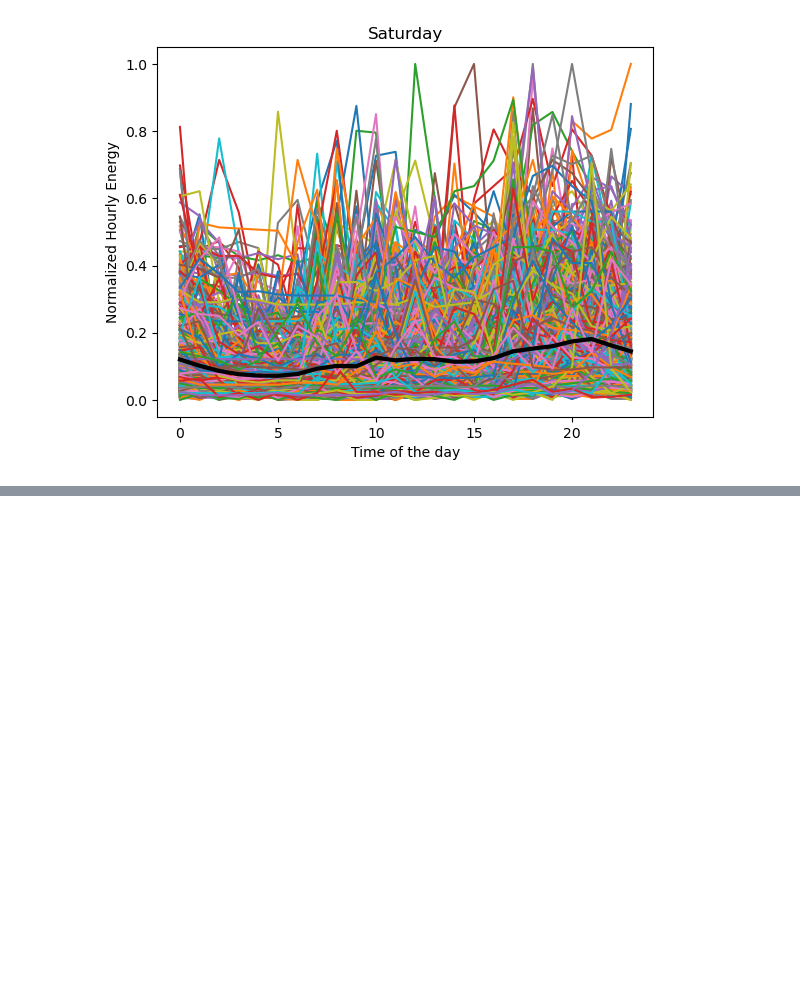
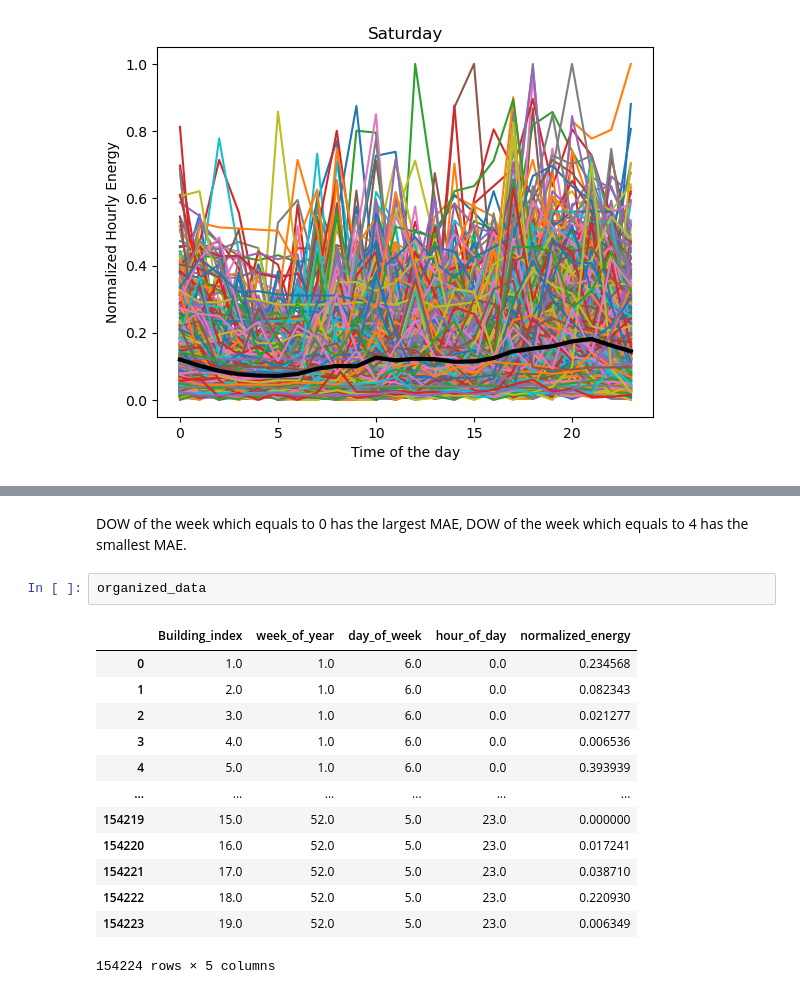
Before and after one commit to RichZhou1999/ce295_hw4, a Jupyter notebook: Untitled.ipynb, the cells around one changed output, grey strips where cells are left out. Cells and saved outputs as stored; diff of their text form; blank space fills up the shorter version.

```diff
--- a/Untitled.ipynb
+++ b/Untitled.ipynb
@@ -317,0 +422,18 @@ for i in range(7):
+# %% [markdown]
+DOW of the week which equals to 0 has the largest MAE, DOW of the week which equals to 4 has the smallest MAE.
+# %%
+organized_data
+# %% [output]
+|  | Building_index | week_of_year | day_of_week | hour_of_day | normalized_energy |
+| 0 | 1.0 | 1.0 | 6.0 | 0.0 | 0.234568 |
+| 1 | 2.0 | 1.0 | 6.0 | 0.0 | 0.082343 |
+| 2 | 3.0 | 1.0 | 6.0 | 0.0 | 0.021277 |
+| 3 | 4.0 | 1.0 | 6.0 | 0.0 | 0.006536 |
+| 4 | 5.0 | 1.0 | 6.0 | 0.0 | 0.393939 |
+| ... | ... | ... | ... | ... | ... |
+| 154219 | 15.0 | 52.0 | 5.0 | 23.0 | 0.000000 |
+| 154220 | 16.0 | 52.0 | 5.0 | 23.0 | 0.017241 |
+| 154221 | 17.0 | 52.0 | 5.0 | 23.0 | 0.038710 |
+| 154222 | 18.0 | 52.0 | 5.0 | 23.0 | 0.220930 |
+| 154223 | 19.0 | 52.0 | 5.0 | 23.0 | 0.006349 |
+154224 rows × 5 columns
```
Also changed, not shown: parts of 19 cells of this notebook, 3 other files.
